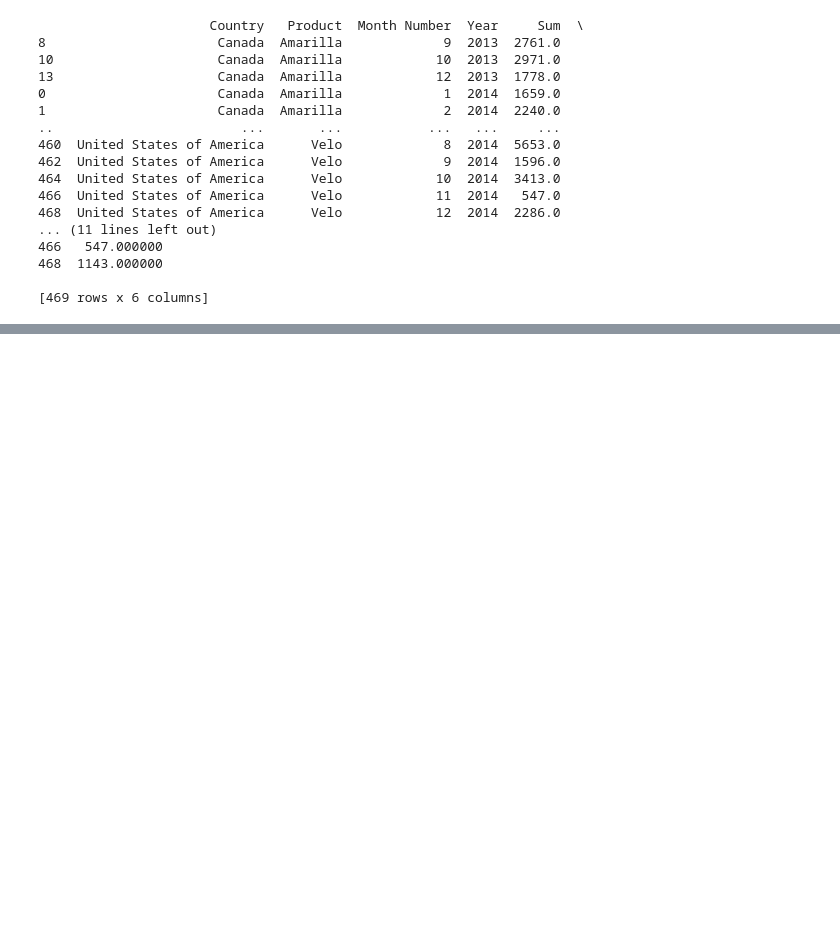
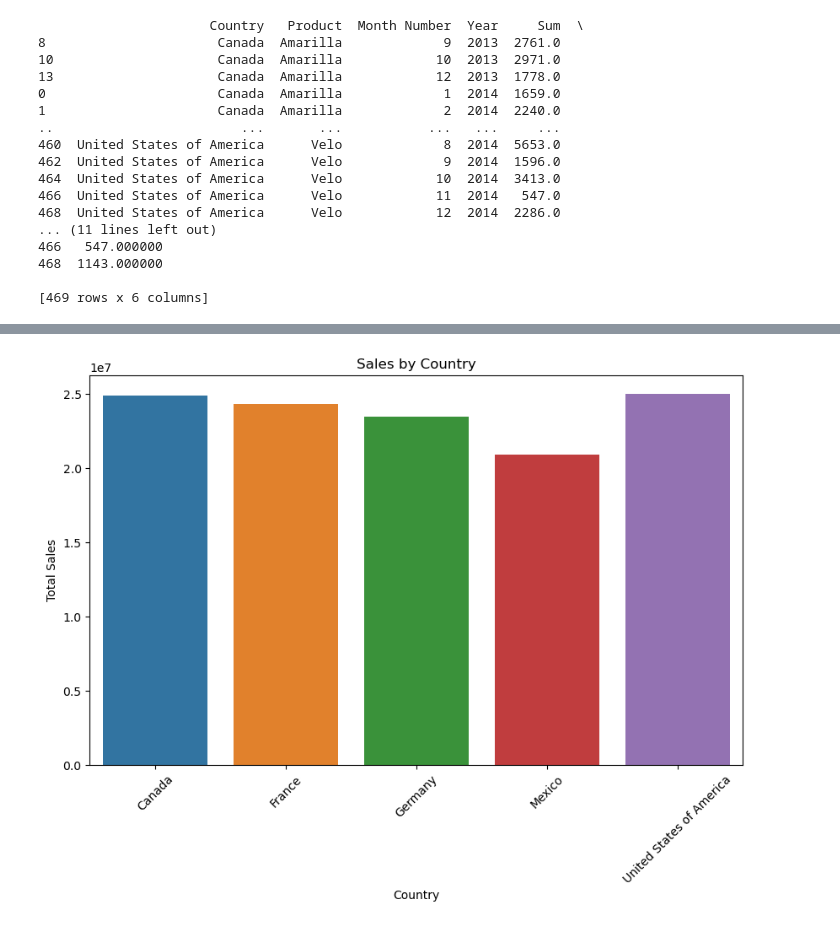
Before and after one commit to nasiana/job-interview-project, a Jupyter notebook: python_analysis.ipynb, the cells around one changed output, grey strips where cells are left out. Cells and saved outputs as stored; diff of their text form; code cells hidden in the pictures; blank space fills up the shorter version.

```diff
--- a/python_analysis.ipynb
+++ b/python_analysis.ipynb
@@ -259,0 +327,21 @@ print(result)
+# %%
+country_sales = df.groupby('Country')[' Sales'].sum()
+'''
+Groups the DataFrame df by the 'Country' column and calculates the sum of the 'Sales' column for each group.
+Assigns the resulting Series to the variable country_sales.
+'''
+# Plotting the sales by country
+plt.figure(figsize=(10, 6))
+sns.barplot(x=country_sales.index, y=country_sales.values)
+'''
+Creates a bar plot using the Seaborn library (sns). It takes the index of the country_sales Series (which contains the country names) as the
+x-axis values and the values of the country_sales Series (which contain the total sales for each country) as the y-axis values. The barplot
+function automatically aggregates the values and displays the average value as the height of each bar.
+'''
+plt.xlabel('Country')
+plt.ylabel('Total Sales')
+plt.title('Sales by Country')
+plt.xticks(rotation=45)
+plt.show()
+# %% [output]
+[figure, added]
```
Also changed, not shown: parts of 3 cells of this notebook, 4 other files.
